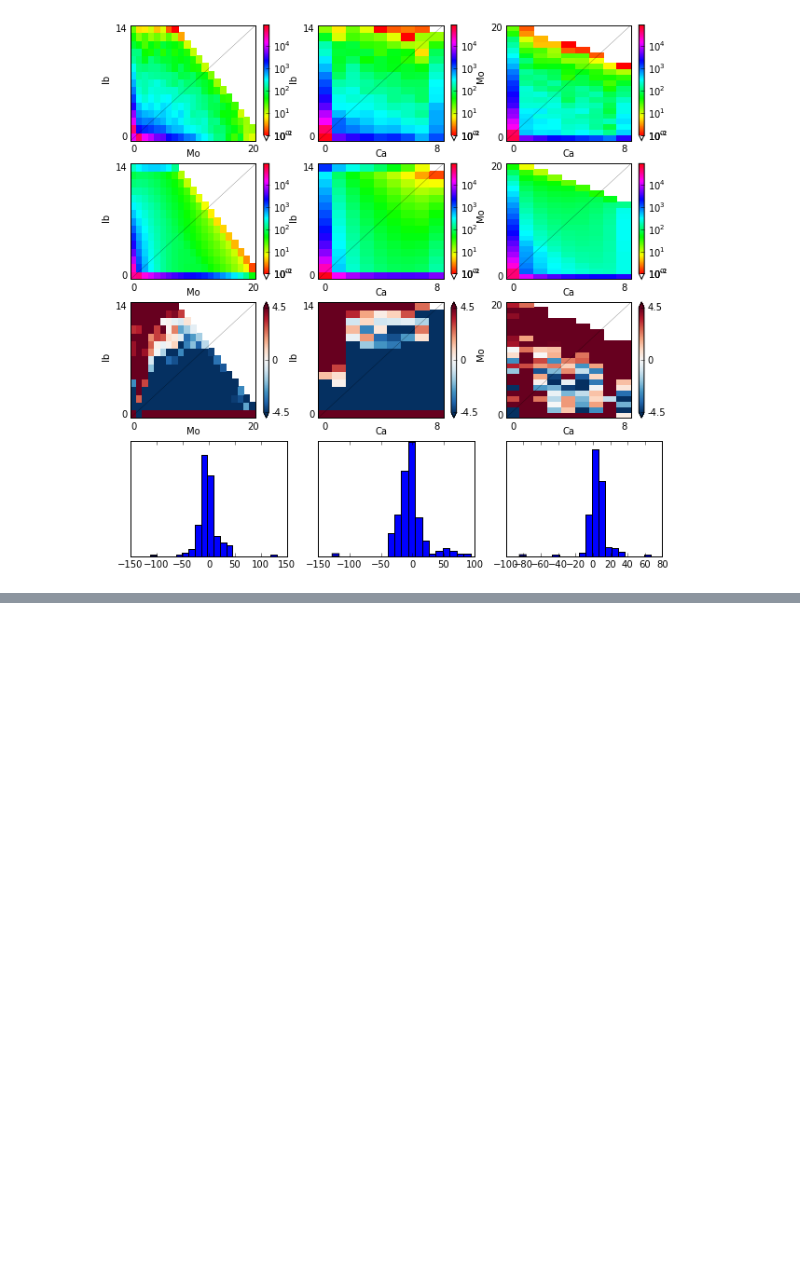
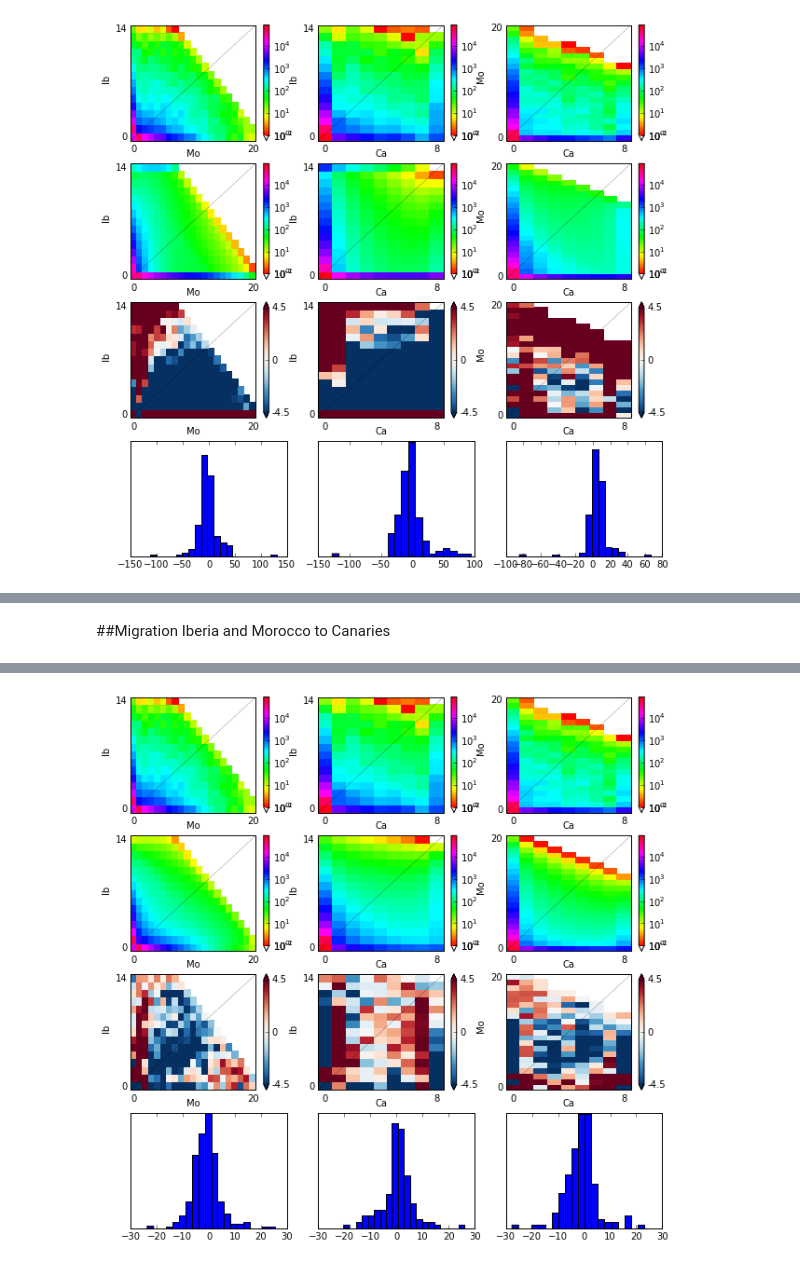
Before and after one commit to arundurvasula/AtCanary, a Jupyter notebook: scripts/Canaries_migration_models-intergenic.ipynb, the cells around one changed output, grey strips where cells are left out. Cells and saved outputs as stored; diff of their text form; code cells hidden in the pictures; blank space fills up the shorter version.

```diff
--- a/scripts/Canaries_migration_models-intergenic.ipynb
+++ b/scripts/Canaries_migration_models-intergenic.ipynb
@@ -238,0 +347,36 @@ Optimized log-likelihood: -61008.9762579
+# %% [markdown]
+##Migration Iberia and Morocco to Canaries
+# %%
+ns = data.sample_sizes
+pts_l = [40, 50, 60]
+# nuIbB, nuIbF, nuMoB, nuMoF, nuCaB, nuCaB, mIbMo, mMoIb, mIbCa, mMoCa, T1, T2
+params = array([ 1, 2.2, 2, 3, 0.5, 1, 0.4, 0.4, 0.4, 0.4, 1.2, 2.1])
+upper_bound = [10, 10, 10, 10, 10, 10, 10, 10, 10, 10, 10, 10]
+lower_bound = [1e-1, 1e-1, 1e-2, 1e-2, 1e-4, 1e-3, 0, 0, 0, 0, 1e-1, 1e-1]
+
+
+func = exp_mig
+func_ex = dadi.Numerics.make_extrap_log_func(func)
+
+model = func_ex(params, ns, pts_l)
+ll_model = dadi.Inference.ll_multinom(model, data)
+print 'Model log-likelihood:', ll_model
+theta = dadi.Inference.optimal_sfs_scaling(model, data)
+print theta
+
+p0 = dadi.Misc.perturb_params(params, fold=1, upper_bound=upper_bound)
+popt = dadi.Inference.optimize_log(p0, data, func_ex, pts_l,
+                                   lower_bound=lower_bound,
+                                   upper_bound=upper_bound,
+                                   verbose=len(params),
+                                   maxiter=5)
+print 'Optimized parameters', repr(popt)
+model = func_ex(popt, ns, pts_l)
+ll_opt = dadi.Inference.ll_multinom(model, data)
+print 'Optimized log-likelihood:', ll_opt
+
+pylab.figure(figsize=(9, 9), dpi=300)
+dadi.Plotting.plot_3d_comp_multinom(model, data, vmin=1, resid_range=4.5,
+                                    pop_ids =('Ib','Mo', 'Ca'))
+pylab.show()
+# %% [output]
@@ -238,0 +401 @@ Optimized log-likelihood: -61008.9762579
+[figure, added]
```
Also changed, not shown: parts of 7 cells of this notebook.
